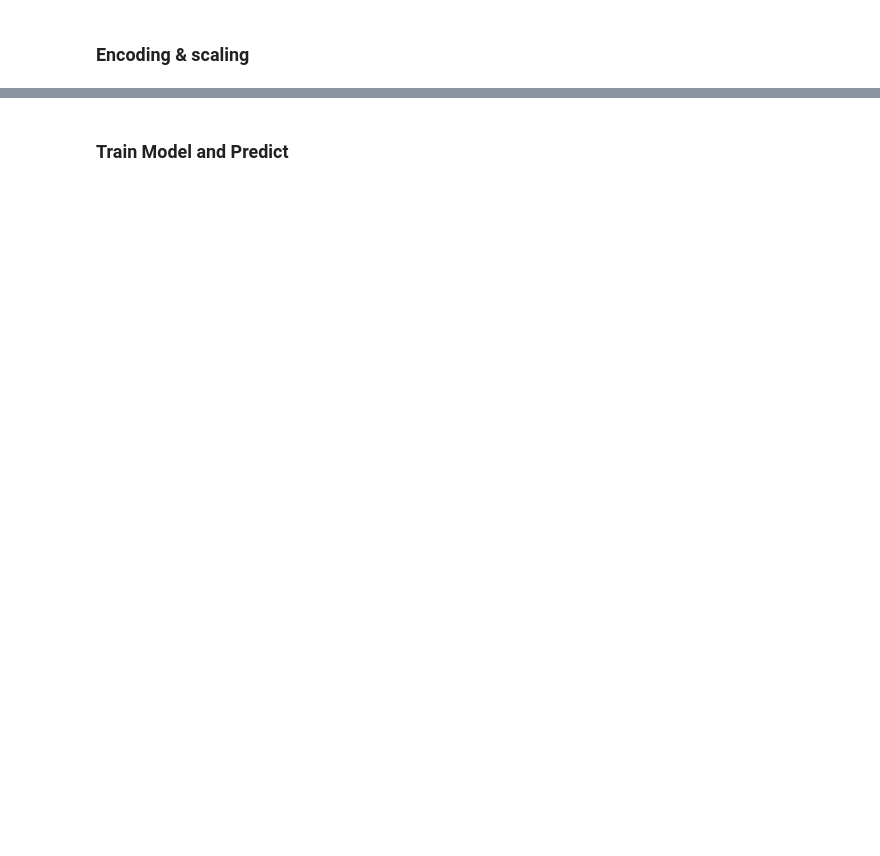
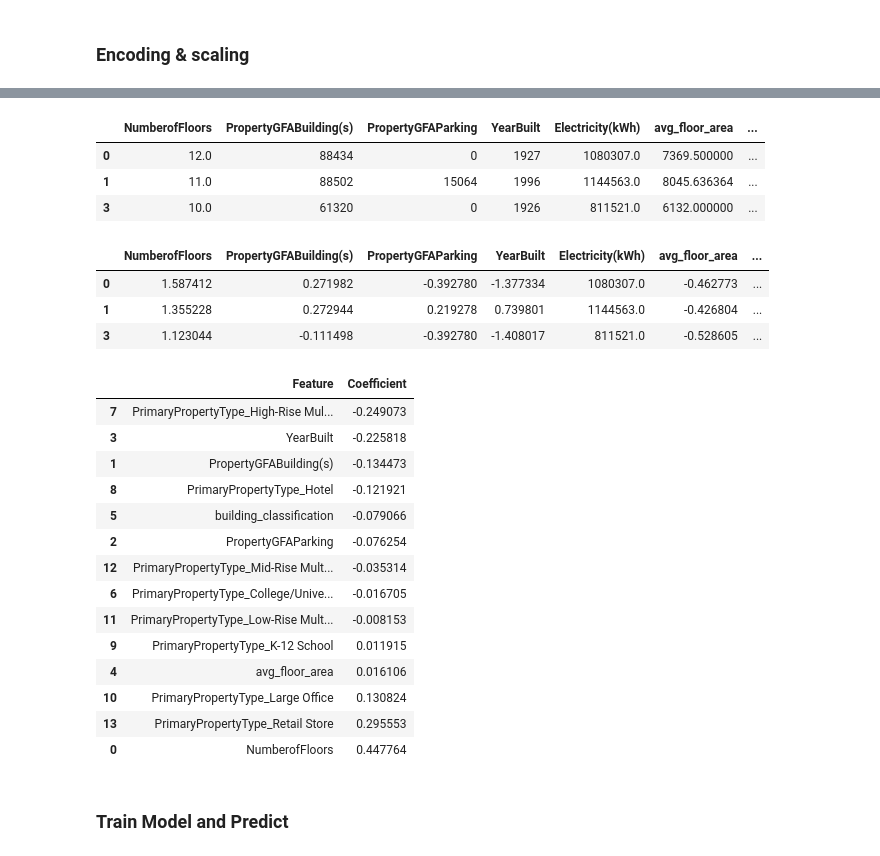
Before and after one commit to hramzan01/project_zero, a Jupyter notebook: nb_utilities_condensed.ipynb, the cells around one changed output, grey strips where cells are left out. Cells and saved outputs as stored; diff of their text form; code cells hidden in the pictures; blank space fills up the shorter version.

```diff
--- a/nb_utilities_condensed.ipynb
+++ b/nb_utilities_condensed.ipynb
@@ -98,6 +171,12 @@ ordinal_encoder.fit(df_encoded[nan_features])
 
 # Transforming categories into ordered numbers
 df_encoded[nan_features] = ordinal_encoder.transform(df_encoded[nan_features])
+df_encoded.head(3)
+# %% [output]
+|  | NumberofFloors | PropertyGFABuilding(s) | PropertyGFAParking | YearBuilt | Electricity(kWh) | avg_floor_area | ... |
+| 0 | 12.0 | 88434 | 0 | 1927 | 1080307.0 | 7369.500000 | ... |
+| 1 | 11.0 | 88502 | 15064 | 1996 | 1144563.0 | 8045.636364 | ... |
+| 3 | 10.0 | 61320 | 0 | 1926 | 811521.0 | 6132.000000 | ... |
 # %%
 from sklearn.preprocessing import StandardScaler
 
@@ -119,6 +198,46 @@ s_scaler.fit(df_scaled[numerical_features])
 
 # apply tranform to features
 df_scaled[numerical_features] = s_scaler.transform(df_scaled[numerical_features])
+df_scaled.head(3)
+# %% [output]
+|  | NumberofFloors | PropertyGFABuilding(s) | PropertyGFAParking | YearBuilt | Electricity(kWh) | avg_floor_area | ... |
+| 0 | 1.587412 | 0.271982 | -0.392780 | -1.377334 | 1080307.0 | -0.462773 | ... |
+| 1 | 1.355228 | 0.272944 | 0.219278 | 0.739801 | 1144563.0 | -0.426804 | ... |
+| 3 | 1.123044 | -0.111498 | -0.392780 | -1.408017 | 811521.0 | -0.528605 | ... |
+# %%
+# can define as l1, l2, or none (automatically defualts to l2)
+from sklearn.linear_model import LogisticRegression
+
+X = df_scaled[numerical_features]
+y = df_scaled['Electricity(kWh)']
+
+l2_model = LogisticRegression(penalty='l2', solver='liblinear')
+l2_model.fit(X, y)
+
+l2_coefficients = l2_model.coef_[0]
+l2_features = X.columns
+
+# Display features and corresponding coefficients
+coefficients_l2 = pd.DataFrame({'Feature': l2_features, 'Coefficient': l2_coefficients})
+
+coefficients_l2.sort_values('Coefficient', inplace=True)
+coefficients_l2
+# %% [output]
+|  | Feature | Coefficient |
+| 7 | PrimaryPropertyType_High-Rise Mul... | -0.249073 |
+| 3 | YearBuilt | -0.225818 |
+| 1 | PropertyGFABuilding(s) | -0.134473 |
+| 8 | PrimaryPropertyType_Hotel | -0.121921 |
+| 5 | building_classification | -0.079066 |
+| 2 | PropertyGFAParking | -0.076254 |
+| 12 | PrimaryPropertyType_Mid-Rise Mult... | -0.035314 |
+| 6 | PrimaryPropertyType_College/Unive... | -0.016705 |
+| 11 | PrimaryPropertyType_Low-Rise Mult... | -0.008153 |
+| 9 | PrimaryPropertyType_K-12 School | 0.011915 |
+| 4 | avg_floor_area | 0.016106 |
+| 10 | PrimaryPropertyType_Large Office | 0.130824 |
+| 13 | PrimaryPropertyType_Retail Store | 0.295553 |
+| 0 | NumberofFloors | 0.447764 |
 # %% [markdown]
 ### Train Model and Predict
 # %%
```
Also changed, not shown: parts of 9 cells of this notebook.
